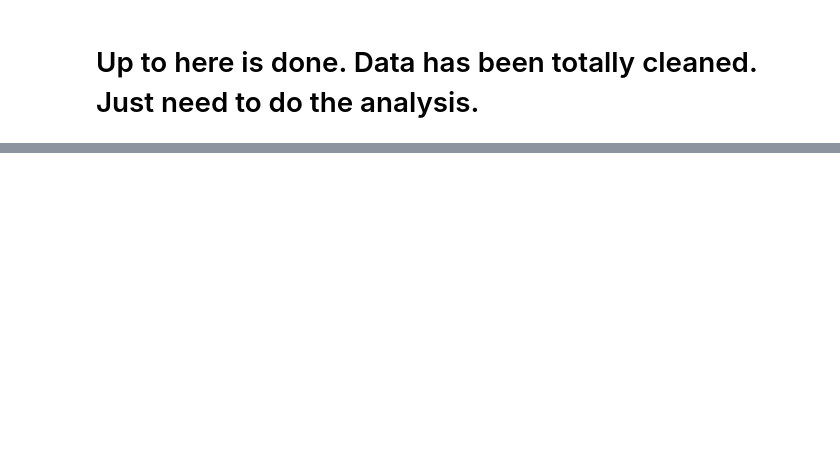
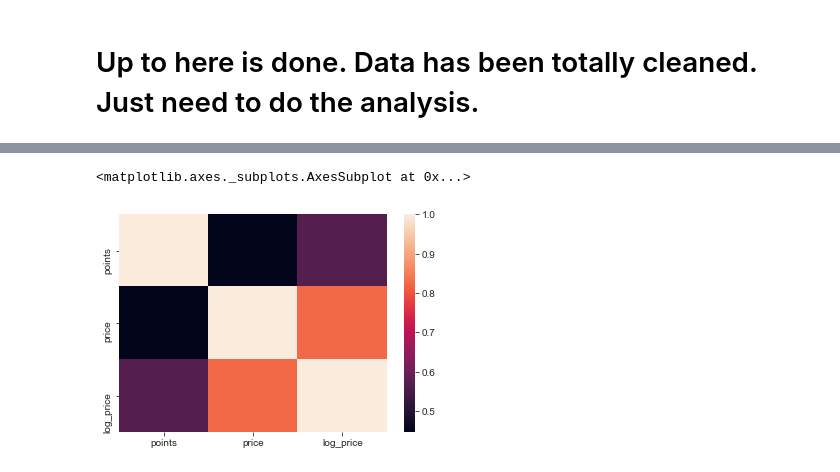
Before and after one commit to jpolakov/DS2_Group21_Project, a Jupyter notebook: Group21_Assignment.ipynb, the cells around one changed output, grey strips where cells are left out. Cells and saved outputs as stored; diff of their text form; code cells hidden in the pictures; blank space fills up the shorter version.

```diff
--- a/Group21_Assignment.ipynb
+++ b/Group21_Assignment.ipynb
@@ -829,0 +772,5 @@ memory usage: 2.8+ MB
+# %%
+sns.heatmap(Final_CAL_df.corr())
+# %% [output]
+<matplotlib.axes._subplots.AxesSubplot at 0x...>
+[figure, added]
```
Also changed, not shown: parts of 67 cells of this notebook.
